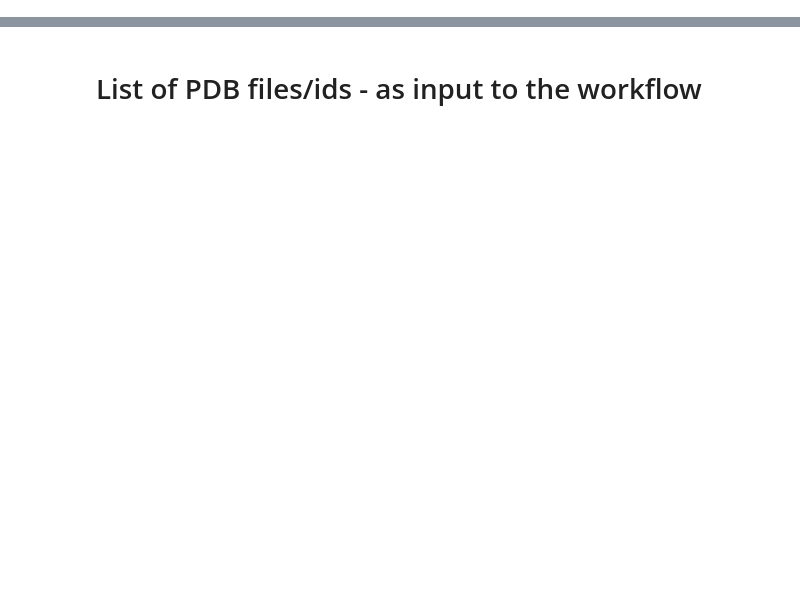
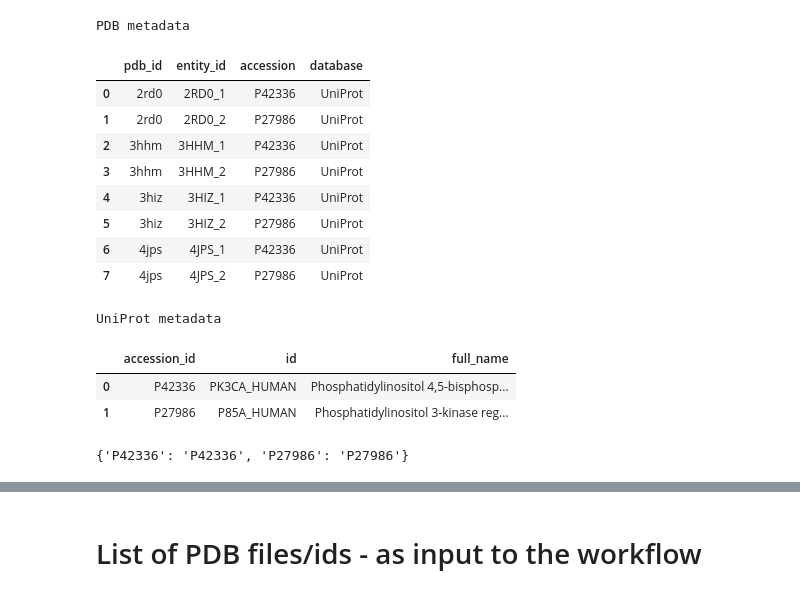
Before and after one commit to KavrakiLab/EnGens, a Jupyter notebook: notebooks/Workflow1-crystal_structures.ipynb, the cells around one changed output, grey strips where cells are left out. Cells and saved outputs as stored; diff of their text form; code cells hidden in the pictures; blank space fills up the shorter version.

```diff
--- a/notebooks/Workflow1-crystal_structures.ipynb
+++ b/notebooks/Workflow1-crystal_structures.ipynb
@@ -15,0 +193,24 @@ from engens.core.CrystalUtils import *
+# %%
+def get_pdb_metadata(pdb_ids):
+    #pdb_id to entity (splitting chains, geting uniprot data)
+    print("Fetching metadata for PDB entries - pdb id and related entity ids")
+    entity_df = rscb_entities_from_entries(pdb_ids)
+    #entity to instance (mapping chains to uniprot ids)
+    print("Fetching metadata for PDB entries - entity ids and related uniprot ids")
+    entity_ids = list(entity_df["entity_id"].unique())
+    entity_instance_connection_df = rscb_polymer_chains_info(entity_ids)
+    entity_instance_connection_df["first_asym_id"] = entity_instance_connection_df["asym_ids"].apply(lambda x: x[0])
+    entity_df = entity_df.merge(entity_instance_connection_df, how="left", on="entity_id")
+    entity_df["instance_id"] = entity_df["pdb_id"].apply(lambda x: x.upper())+"."+entity_df["first_asym_id"]
+    instance_ids = list(entity_df["instance_id"].unique())
+    #get author sequence mappings for each instance
+    print("Fetching metadata for PDB entries - instance ids and related sequences")
+    entity_instance_mapping_df = rscb_get_author_instance_info(instance_ids)
+    entity_instance_mapping_df["entity_id"] = entity_instance_mapping_df.merge(entity_df, how="left", on="instance_id").entity_id
+    #get uniprot metadata
+    print("Fetching metadata for UniProt ids")
+    uniprot_ids = entity_df["accession"].unique()
+    uniprot_details = uniprot_get_details(uniprot_ids)
+    return (entity_df, uniprot_details)
+# %%
+entity_df, uniprot_df = get_pdb_metadata(pdbIds)
@@ -15,0 +225,35 @@ from engens.core.CrystalUtils import *
+# %%
+from IPython.display import display_html
+
+
+df1_styler = entity_df[["pdb_id", "entity_id", "accession", "database"]].style.set_table_attributes("style='display:inline'").set_caption('PDB metadata')
+df2_styler = uniprot_df[["accession_id", "id", "full_name"]].style.set_table_attributes("style='display:inline'").set_caption('UniProt metadata')
+space = "\xa0" * 10
+display_html(df1_styler._repr_html_()+ space  + df2_styler._repr_html_(), raw=True)
+# %% [output]
+PDB metadata
+|  | pdb_id | entity_id | accession | database |
+| 0 | 2rd0 | 2RD0_1 | P42336 | UniProt |
+| 1 | 2rd0 | 2RD0_2 | P27986 | UniProt |
+| 2 | 3hhm | 3HHM_1 | P42336 | UniProt |
+| 3 | 3hhm | 3HHM_2 | P27986 | UniProt |
+| 4 | 3hiz | 3HIZ_1 | P42336 | UniProt |
+| 5 | 3hiz | 3HIZ_2 | P27986 | UniProt |
+| 6 | 4jps | 4JPS_1 | P42336 | UniProt |
+| 7 | 4jps | 4JPS_2 | P27986 | UniProt |
+UniProt metadata
+|  | accession_id | id | full_name |
+| 0 | P42336 | PK3CA_HUMAN | Phosphatidylinositol 4,5-bisphosp... |
+| 1 | P27986 | P85A_HUMAN | Phosphatidylinositol 3-kinase reg... |
+# %%
+#MAP EACH UNIPROT ACCESSION TO ANOTHER
+#example: same chain from different species -> map all corresponding chains to one selected uniprot id
+#example: different variants of the same chain -> map all variants to one selected uniprot id
+#default: each chain is mapped to it
+my_accession_mapping = dict(zip(uniprot_df["accession_id"].unique(), uniprot_df["accession_id"].unique()))
+##MAKE YOUR CHANGES HERE
+#For Example
+#my_accession_mapping["P42336"] = "P27986"
+my_accession_mapping
+# %% [output]
+{'P42336': 'P42336', 'P27986': 'P27986'}
```
Also changed, not shown: parts of 16 cells of this notebook, 2 other files.
